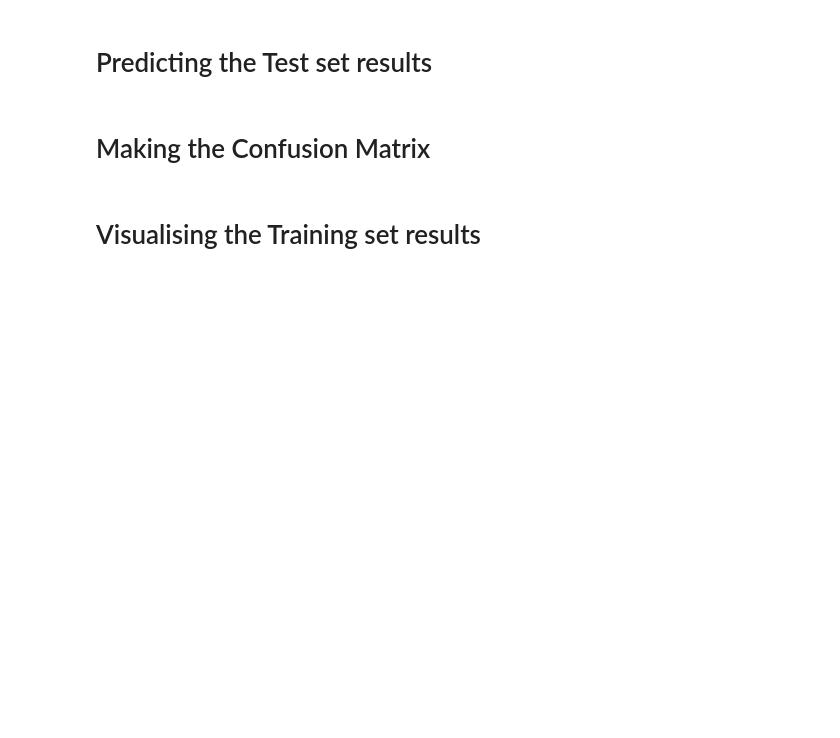
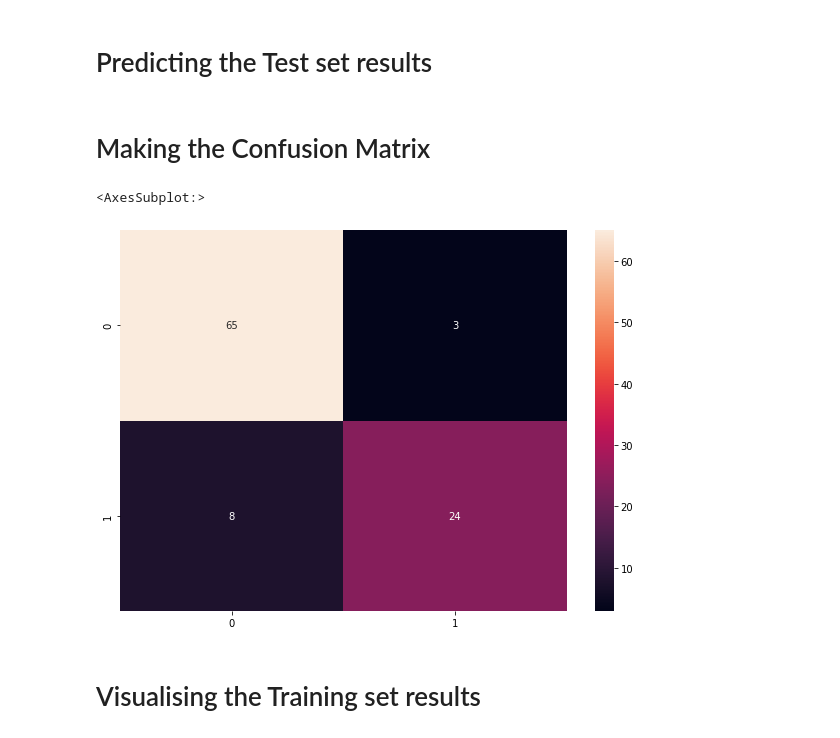
Before and after one commit to anuragbansal009/DMA-LabWork, a Jupyter notebook: Practical - Logistic Regression - Classification .ipynb, the cells around one changed output. Cells and saved outputs as stored; diff of their text form; code cells hidden in the pictures; blank space fills up the shorter version.

```diff
--- a/Practical - Logistic Regression - Classification .ipynb
+++ b/Practical - Logistic Regression - Classification .ipynb
@@ -83,3 +82,10 @@ cm = confusion_matrix(y_test, y_pred)
+# %%
+cm = confusion_matrix(y_test, y_pred)
+plt.figure(figsize = (10,7))
+sns.heatmap(cm, annot=True)
+# %% [output]
+<AxesSubplot:>
+[figure, added]
 # %% [markdown]
 # Visualising the Training set results
 # %%
```
Also changed, not shown: parts of 2 cells of this notebook.
